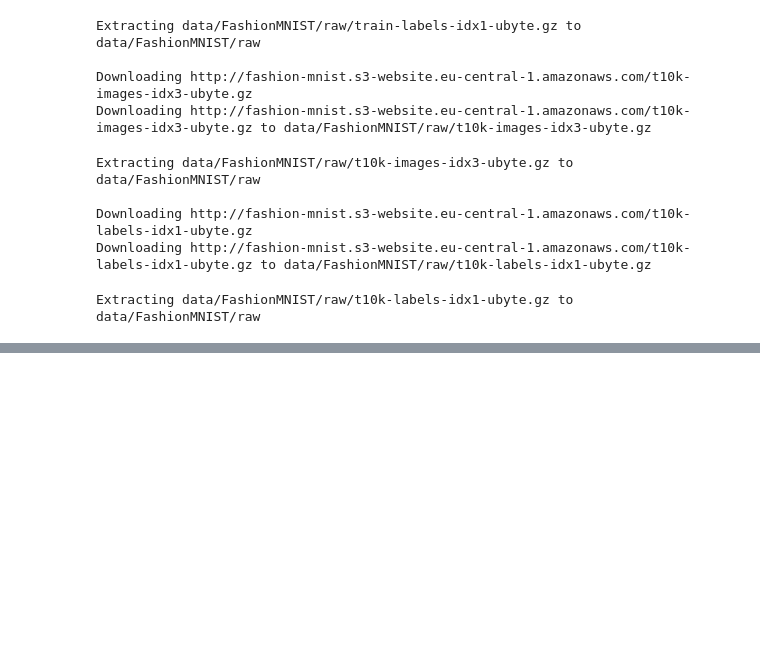
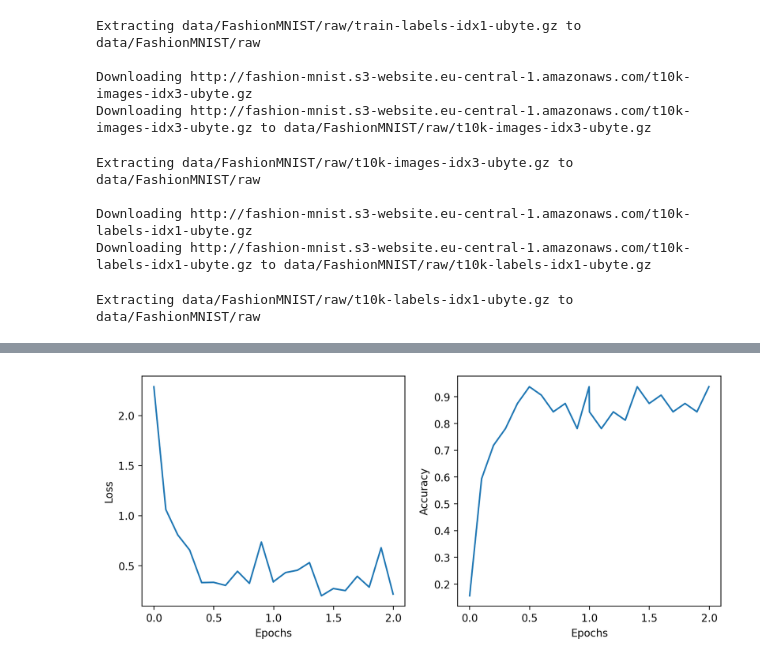
Before and after one commit to SorenKyhl/pytorch-deep-learning, a Jupyter notebook: extras/exercises/03_pytorch_computer_vision_exercises.ipynb, the cells around one changed output, grey strips where cells are left out. Drawn from its saved outputs; the diff is of its cells as text; code cells hidden in the pictures; blank space fills up the shorter version.

```diff
--- a/extras/exercises/03_pytorch_computer_vision_exercises.ipynb
+++ b/extras/exercises/03_pytorch_computer_vision_exercises.ipynb
@@ -659 +660,5 @@ plot_loss_curves(epochs4, losses4, accs4)
+# %%
+plot_loss_curves(trajectory_0[0], trajectory_0[1], trajectory_0[2])
+# %% [output]
+[figure, added]
 # %%
```
Also changed, not shown: parts of 18 cells of this notebook.
